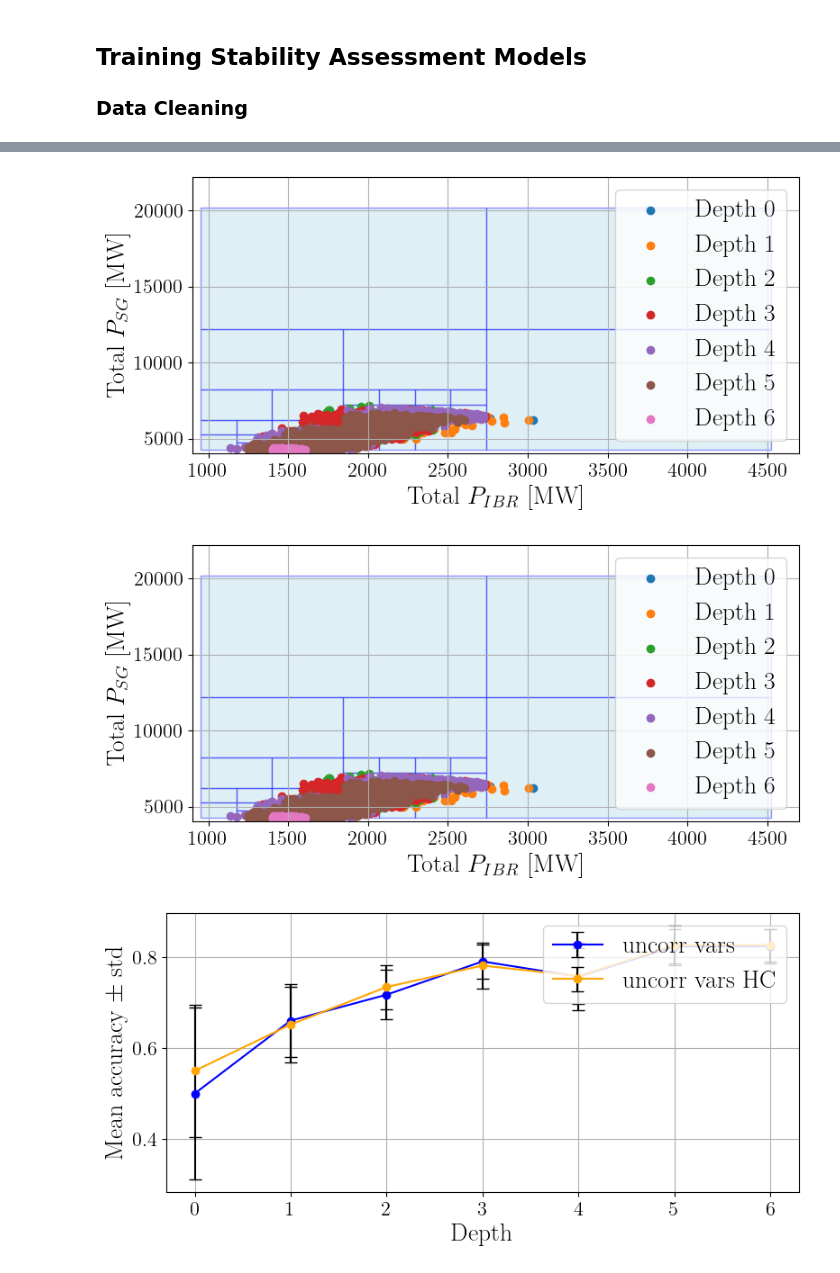
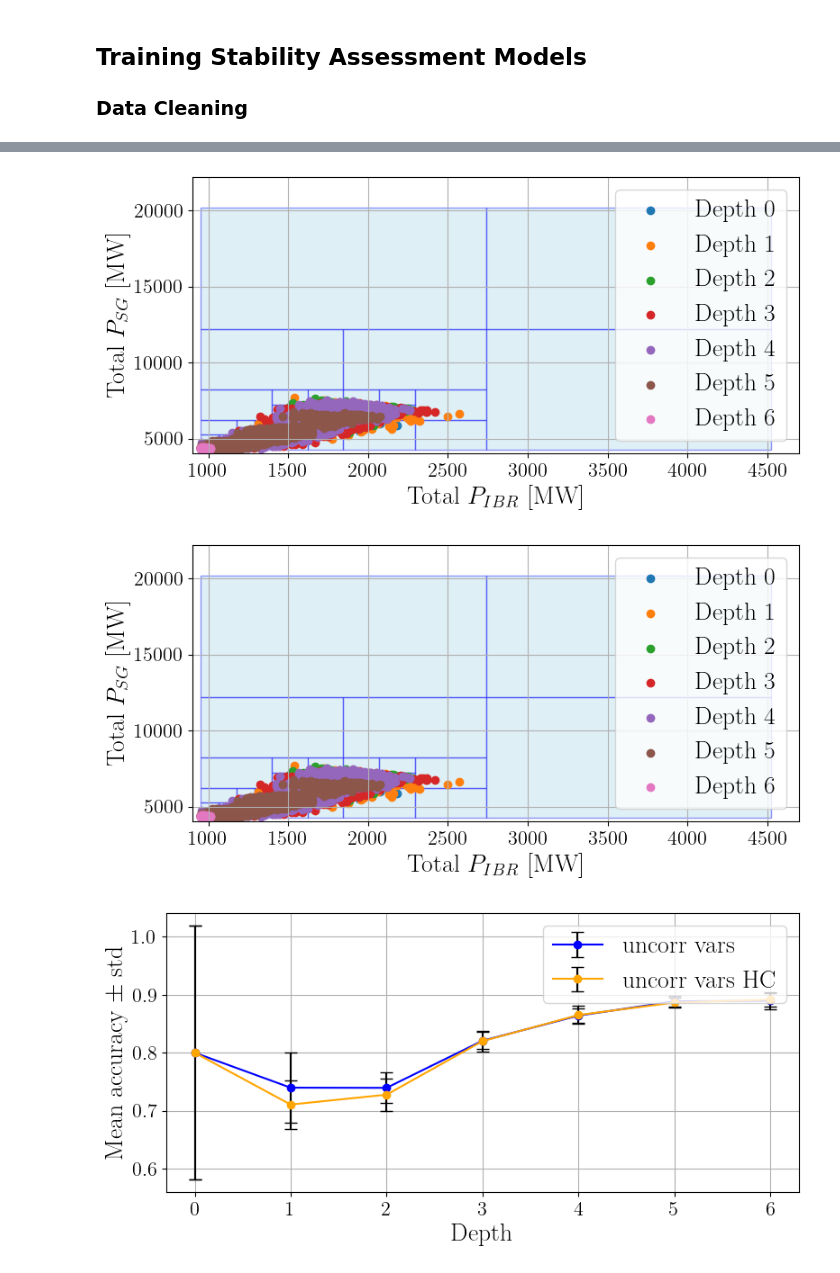
Before and after one commit to MauroGarciaLorenzo/datagen, a Jupyter notebook: post_processing/Post_processing.ipynb, the cells around one changed output, grey strips where cells are left out. Saved outputs shown, nothing was run; the diff lists cells and outputs as text; code cells hidden in the pictures.

```diff
--- a/post_processing/Post_processing.ipynb
+++ b/post_processing/Post_processing.ipynb
@@ -225,6 +227,6 @@ Mesh obtained from parsing the logs file of the data generator process: the mesh
 
 Plot the mesh on top of the OPs scatter plot.
 # %%
-mesh_df = pd.read_excel('mesh.xlsx')
+mesh_df = pd.read_excel('mesh'+dataset_ID+'.xlsx')
 # %%
 fig, ax = plt.subplots()
@@ -254,7 +256,7 @@ plt.legend()
 Dataframes with the cases_id, the exploration depth at which they have been evaluated and the corresponding cell name (as in the cell_info.csv file).
 It is obtained from the parsing_dimensions.py code.
 # %%
-df_depth = pd.read_excel('cases_id_depth.xlsx')
+df_depth = pd.read_excel('cases_id_depth'+dataset_ID+'.xlsx')
 df_depth
 # %% [output]
 |  | Unnamed: 0 | Depth | case_id | CellName |
@@ -273,7 +275,7 @@ df_depth
 # %%
 df_feasibility_balancing = pd.DataFrame(columns=['depth','feasibility','cumulative_feasibility','feasiblity_no_2','balance','cumulative_balancing'])
 cum_case_id_depth=[]
-for idx, depth in enumerate(df_depth['Depth'].unique()):
+for idx, depth in enumerate(np.sort(df_depth['Depth'].unique())):
     df_feasibility_balancing.loc[idx, 'depth']=depth
     case_id_depth = df_depth.query('Depth == @depth')['case_id']
     cum_case_id_depth.extend(case_id_depth)
@@ -286,8 +288,17 @@ for idx, depth in enumerate(df_depth['Depth'].unique()):
     feas_stab_depth = len(results_dataframes['cases_df_feasible'].query('case_id == @feas_case_id_depth and Stability ==1'))
     cum_feas_stab_case_id_depth = len(results_dataframes['cases_df_feasible'].query('case_id == @cum_feas_case_id_depth and Stability ==1'))
 
-    df_feasibility_balancing.loc[idx, 'balance']= feas_stab_depth/len(feas_case_id_depth)
-    df_feasibility_balancing.loc[idx, 'cumulative_balancing']= cum_feas_stab_case_id_depth/len(cum_feas_case_id_depth)
+    #df_feasibility_balancing.loc[idx, 'balance']= feas_stab_depth/len(feas_case_id_depth)
+    #df_feasibility_balancing.loc[idx, 'cumulative_balancing']= cum_feas_stab_case_id_depth/len(cum_feas_case_id_depth)
+    if len(feas_case_id_depth) !=0:
+        df_feasibility_balancing.loc[idx, 'balance']= feas_stab_depth/len(feas_case_id_depth)
+    else:
+         df_feasibility_balancing.loc[idx, 'balance'] = 0
+
+    if len(cum_feas_case_id_depth) !=0:
+        df_feasibility_balancing.loc[idx, 'cumulative_balancing']= cum_feas_stab_case_id_depth/len(cum_feas_case_id_depth)
+    else:
+        df_feasibility_balancing.loc[idx, 'cumulative_balancing']= 0
 # %%
 df_feasibility_balancing
 # %% [output]
@@ -500,18 +510,19 @@ Stability: Stability,...,Stability; N. elements: 1
 from xgboost import XGBClassifier
 from sklearn.pipeline import Pipeline
 from sklearn.preprocessing import StandardScaler
-from sklearn.model_selection import cross_val_score
+from sklearn.model_selection import cross_val_score, KFold
 
-def kfold_cv_depth(df_dict, type_corr_analysis, dimensions_caseid_feasible, cases_id_depth_feas, plot_depth_exploration=True, n_fold=5):
+def kfold_cv_depth(df_dict, type_corr_analysis, dimensions_caseid_feasible, cases_id_depth_feas, plot_depth_exploration=True, n_fold=5, params=None):
     df = df_dict['case_df_op_feasible_'+type_corr_analysis]
     df_training = pd.DataFrame(columns= df.columns)
     cases_id_training = []
     scores_df=pd.DataFrame(columns=['Depth','score_mean','score_std','n_training_cases','perc_stable'])
+    cv = KFold(n_splits=n_fold, shuffle=True, random_state=23)
 
     if plot_depth_exploration:
         ax = plot_mesh(mesh_df)
 
-    for depth in range(0,7):
+    for depth in range(0,int(max(cases_id_depth_feas['Depth']))+1):
         add_case_id = list(cases_id_depth_feas.query('Depth == @depth')['case_id'])
         cases_id_training.extend(add_case_id)
         df_training = df.query('case_id == @cases_id_training')
@@ -521,10 +532,13 @@ def kfold_cv_depth(df_dict, type_corr_analysis, dimensions_caseid_feasible, case
         if len(df_training)>= n_fold:
             #clf = svm.SVC(kernel='linear', C=1, random_state=42)
             #clf = MLPClassifier(random_state=1, max_iter=5000, activation='relu')
-            clf = Pipeline([('scaler', StandardScaler()), ('xgb', XGBClassifier())])
+            if params == None:
+                clf = Pipeline([('scaler', StandardScaler()), ('xgb', XGBClassifier())])
+            else:
+                clf = Pipeline([('scaler', StandardScaler()), ('xgb', XGBClassifier(**params))])
             X = df_training.drop(['case_id','Stability'],axis=1).reset_index(drop=True)
             y = df_training[['Stability']].reset_index(drop=True).values.astype(int).ravel()
-            scores = cross_val_score(clf, X, y, cv=n_fold, scoring='accuracy')
+            scores = cross_val_score(clf, X, y, cv=cv, scoring='accuracy')
 
             scores_df.loc[depth,'Depth']=depth
             scores_df.loc[depth,'score_mean']=scores.mean()
@@ -533,32 +547,31 @@ def kfold_cv_depth(df_dict, type_corr_analysis, dimensions_caseid_feasible, case
             if plot_depth_exploration:
                 ax.scatter(dimensions_caseid_feasible.query('case_id == @add_case_id')['p_cig'],
                        dimensions_caseid_feasible.query('case_id == @add_case_id')['p_sg'], label = 'Depth '+str(depth))
-    if plot_depth_exploration:
-        plt.legend()
+    plt.legend()
     return scores_df
 # %%
-cases_id_depth = pd.read_excel('cases_id_depth.xlsx')[['Depth','case_id','CellName']]
+cases_id_depth = pd.read_excel('cases_id_depth'+dataset_ID+'.xlsx')[['Depth','case_id','CellName']]
 cases_id_depth_feas = cases_id_depth.query('case_id == @case_id_feasible')
 
 
 scores_df_uncorr = kfold_cv_depth(results_dataframes, 'uncorr', dimensions_caseid_feasible, cases_id_depth_feas, plot_depth_exploration=True, n_fold=5)
 scores_df_uncorr_HierCl = kfold_cv_depth(results_dataframes, 'uncorr_HierCl', dimensions_caseid_feasible, cases_id_depth_feas, plot_depth_exploration=True, n_fold=5)
 
-pd.DataFrame.to_excel(scores_df_uncorr,'scores_df_uncorr_xgb.xlsx')
-pd.DataFrame.to_excel(scores_df_uncorr_HierCl,'scores_df_uncorr_HierCl_xgb.xlsx')
+pd.DataFrame.to_excel(scores_df_uncorr,'scores_df_uncorr_xgb'+dataset_ID+'.xlsx')
+pd.DataFrame.to_excel(scores_df_uncorr_HierCl,'scores_df_uncorr_HierCl_xgb'+dataset_ID+'.xlsx')
 
 #%%
 fig, ax = plt.subplots()
 ax.errorbar(scores_df_uncorr['Depth'], scores_df_uncorr['score_mean'], yerr=scores_df_uncorr['score_std'], fmt='-o', capsize=5, color='blue', ecolor='black', elinewidth=1.5, label = 'uncorr vars')
 ax.errorbar(scores_df_uncorr_HierCl['Depth'], scores_df_uncorr_HierCl['score_mean'], yerr=scores_df_uncorr_HierCl['score_std'], fmt='-o', capsize=5, color='orange', ecolor='black', elinewidth=1.5, label = 'uncorr vars HC')
 ax.set_xlabel('Depth')
 ax.set_ylabel('Mean accuracy $\pm$ std')
 ax.grid()
 plt.legend()
 fig.tight_layout()
 #plt.savefig('scores_vs_depth__df_uncorr_var_HierCl_xgb.pdf')#, format='pdf')
 #plt.savefig('scores_vs_depth__df_uncorr_var_HierCl_xgb.png')#, format='png')
 # %% [output]
-[figure, old version]
+[figure, new version]
-[figure, old version]
+[figure, new version]
-[figure, old version]
+[figure, new version]
```
Also changed, not shown: parts of 50 cells of this notebook, 9 other files.
